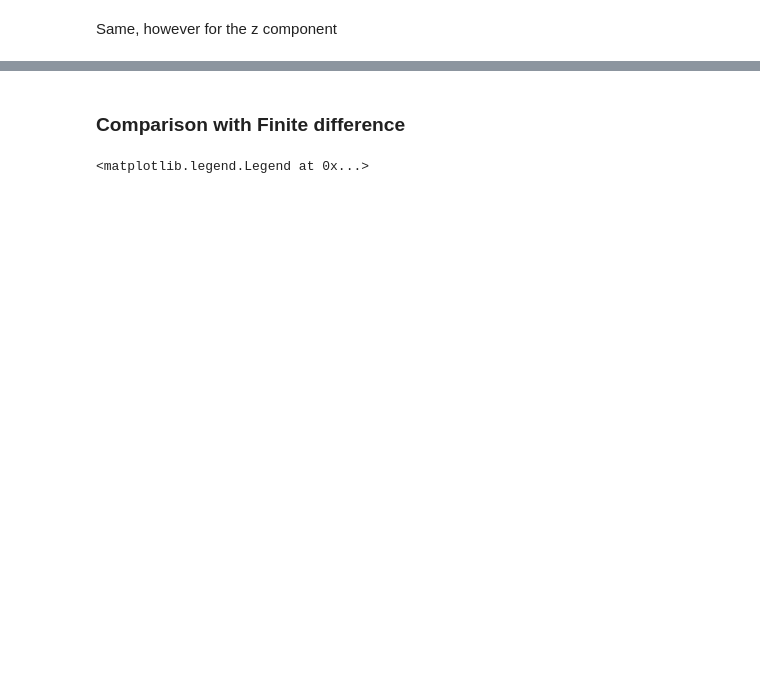
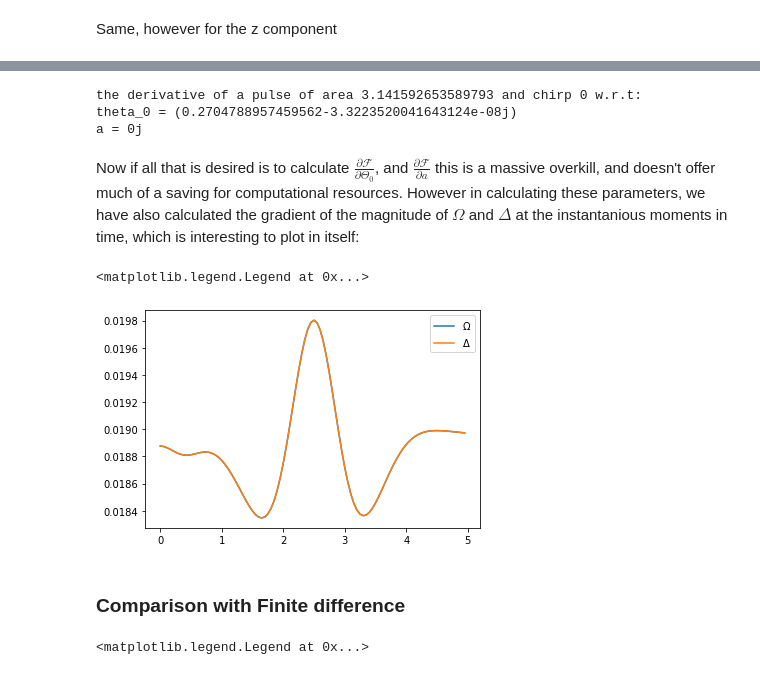
Before and after one commit to tempoCollaboration/OQuPy, a Jupyter notebook: tutorials/gradients_introduction.ipynb, the cells around one changed output, grey strips where cells are left out. Saved outputs shown, nothing was run; the diff lists cells and outputs as text; code cells hidden in the pictures; blank space fills up the shorter version.

```diff
--- a/tutorials/gradients_introduction.ipynb
+++ b/tutorials/gradients_introduction.ipynb
@@ -339,0 +436,22 @@ plt.show()
+# %%
+gradient_arp = oqupy.gradient(
+                system=arp_system,
+                initial_state=oqupy.operators.spin_dm('z-'),
+                target_state=oqupy.operators.spin_dm('z+'),
+                process_tensor=process_tensor,
+                dprop_dparam_list=dprop_dpram_derivs_omega,
+                dprop_times_list=dprop_dpram_times)
+
+omega_derivs = gradient_arp.total_derivs
+
+gradient_delta = oqupy.gradient(
+                system=arp_system,
+                gradient_dynamics=gradient_arp,
+                process_tensor=process_tensor,
+                dprop_dparam_list=dprop_dpram_derivs_omega,
+                dprop_times_list=dprop_dpram_times)
+
+
+delta_derivs = gradient_delta.total_derivs
+
+dham_dtheta = arp_hamiltonian_deriv(dprop_dpram_times)
@@ -340,3 +462,31 @@ plt.show()
+# %%
+# apply last term of chain rule
+
+omega_total_derivs = omega_derivs * dham_dtheta
+delta_total_derivs = delta_derivs * a
+
+dF_dTheta_0 = np.sum(omega_total_derivs)
+dF_da = np.sum(delta_total_derivs)
+
+print('the derivative of a pulse of area {} and chirp {} w.r.t:'.format(theta_0,a))
+print('theta_0 = {}'.format(dF_dTheta_0))
+print('a = {}'.format(dF_da))
+# %% [output]
+the derivative of a pulse of area 3.141592653589793 and chirp 0 w.r.t:
+theta_0 = (0.2704788957459562-3.3223520041643124e-08j)
+a = 0j
+# %% [markdown]
+Now if all that is desired is to calculate $\frac{\partial\mathcal{F}}{\partial\Theta_0}$, and $\frac{\partial\mathcal{F}}{\partial a}$ this is a massive overkill, and doesn't offer much of a saving for computational resources. However in calculating these parameters, we have also calculated the gradient of the magnitude of $\Omega$ and $\Delta$ at the instantanious moments in time, which is interesting to plot in itself:
+# %%
+omega_gradient = sum_adjacent_elements(omega_derivs)
+delta_gradient = sum_adjacent_elements(delta_derivs)
+
+plt.plot(times,omega_gradient,label=r'$\Omega$')
+plt.plot(times,delta_gradient,label=r'$\Delta$')
+plt.legend()
+# %% [output]
+<matplotlib.legend.Legend at 0x...>
+[figure, added]
 # %% [markdown]
 ### Comparison with Finite difference
 # %%
```
Also changed, not shown: parts of 14 cells of this notebook.
